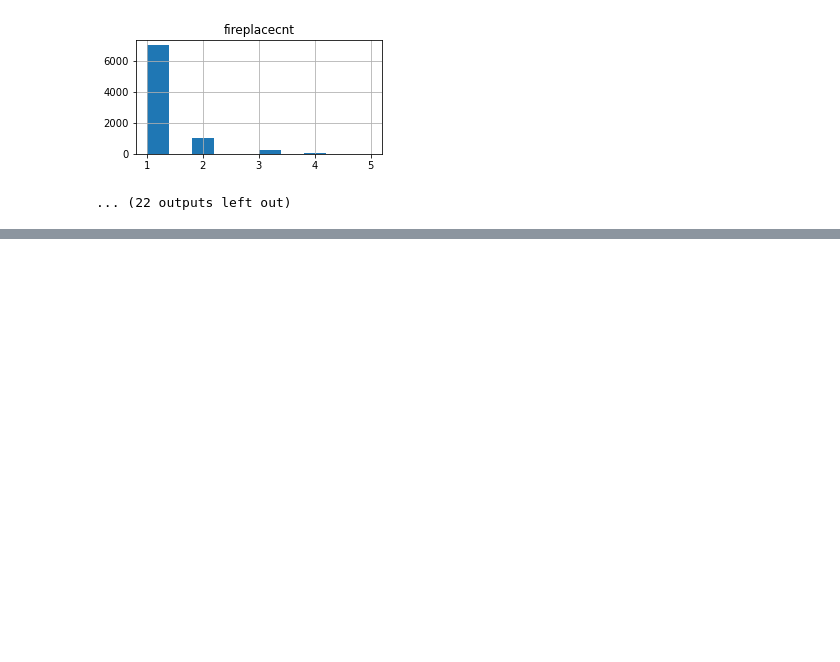
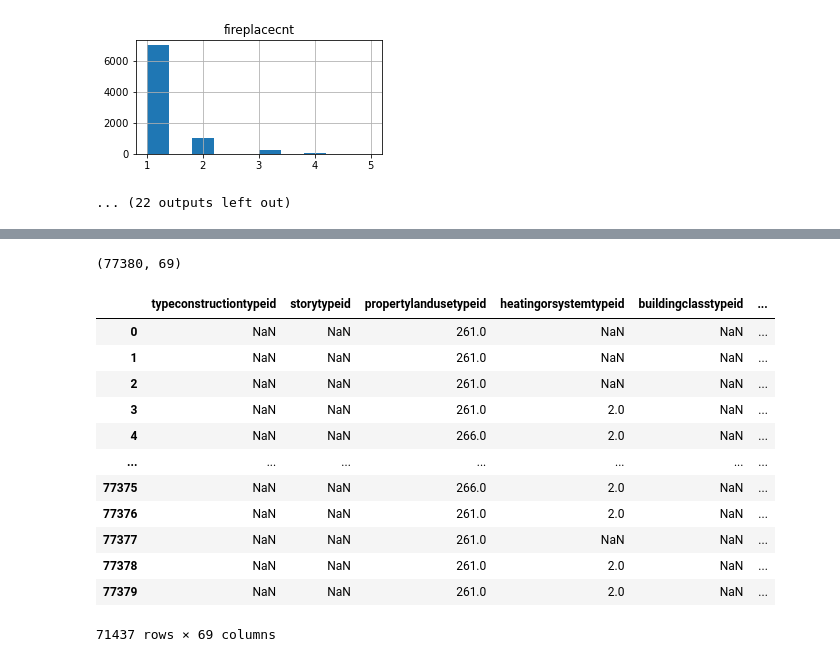
Before and after one commit to sophia-stewart/clustering-exercises, a Jupyter notebook: zillow.ipynb, the cells around one changed output, grey strips where cells are left out. Saved outputs shown, nothing was run; the diff lists cells and outputs as text; code cells hidden in the pictures; blank space fills up the shorter version.

```diff
--- a/zillow.ipynb
+++ b/zillow.ipynb
@@ -213,0 +406,24 @@ There are a lot of nulls and a lot of potential features to sort through.
+# %%
+zillow.shape
+# %% [output]
+(77380, 69)
+# %%
+# starting with 77380 rows
+zillow_filt = zillow[zillow.propertylandusetypeid.isin([261, 262, 263, 264, 266, 268, 273, 276, 279])] # 71693 rows
+zillow_filt = zillow_filt[(zillow.bathroomcnt > 0) & (zillow.calculatedfinishedsquarefeet > 300)] # 71472 rows
+zillow_filt = zillow_filt[(zillow_filt.unitcnt == 1) | (zillow_filt.unitcnt.isnull())] # 71437 rows
+zillow_filt
+# %% [output]
+|  | typeconstructiontypeid | storytypeid | propertylandusetypeid | heatingorsystemtypeid | buildingclasstypeid | ... |
+| 0 | NaN | NaN | 261.0 | NaN | NaN | ... |
+| 1 | NaN | NaN | 261.0 | NaN | NaN | ... |
+| 2 | NaN | NaN | 261.0 | NaN | NaN | ... |
+| 3 | NaN | NaN | 261.0 | 2.0 | NaN | ... |
+| 4 | NaN | NaN | 266.0 | 2.0 | NaN | ... |
+| ... | ... | ... | ... | ... | ... | ... |
+| 77375 | NaN | NaN | 266.0 | 2.0 | NaN | ... |
+| 77376 | NaN | NaN | 261.0 | 2.0 | NaN | ... |
+| 77377 | NaN | NaN | 261.0 | NaN | NaN | ... |
+| 77378 | NaN | NaN | 261.0 | 2.0 | NaN | ... |
+| 77379 | NaN | NaN | 261.0 | 2.0 | NaN | ... |
+71437 rows × 69 columns
```
Also changed, not shown: parts of 21 cells of this notebook.
